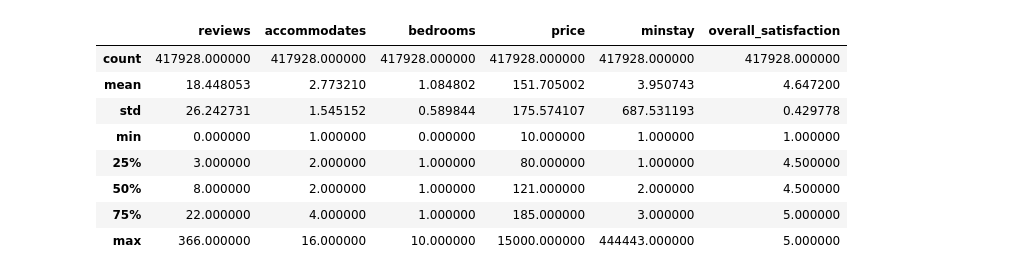
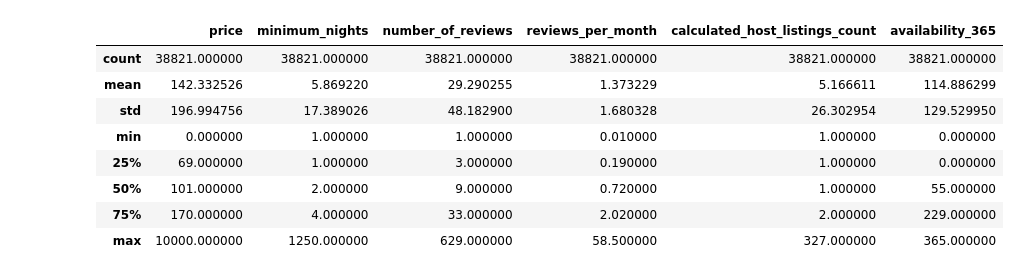
Before and after one commit to nishithkumar11/AirBnB_DescreptiveAnalysis, a Jupyter notebook: Descriptive_Analysis_on_AirBnB_NewYork_Data.ipynb, the cells around one changed output. Cells and saved outputs as stored; diff of their text form; code cells hidden in the pictures.

```diff
--- a/Descriptive_Analysis_on_AirBnB_NewYork_Data.ipynb
+++ b/Descriptive_Analysis_on_AirBnB_NewYork_Data.ipynb
@@ -105,13 +125,14 @@ df_clean.shape
-# %%
-df_clean[['reviews','accommodates','bedrooms','price','minstay','overall_satisfaction']].describe()
-# %% [output]
-|  | reviews | accommodates | bedrooms | price | minstay | overall_satisfaction |
-| count | 417928.000000 | 417928.000000 | 417928.000000 | 417928.000000 | 417928.000000 | 417928.000000 |
-| mean | 18.448053 | 2.773210 | 1.084802 | 151.705002 | 3.950743 | 4.647200 |
-| std | 26.242731 | 1.545152 | 0.589844 | 175.574107 | 687.531193 | 0.429778 |
-| min | 0.000000 | 1.000000 | 0.000000 | 10.000000 | 1.000000 | 1.000000 |
-| 25% | 3.000000 | 2.000000 | 1.000000 | 80.000000 | 1.000000 | 4.500000 |
-| 50% | 8.000000 | 2.000000 | 1.000000 | 121.000000 | 2.000000 | 4.500000 |
-| 75% | 22.000000 | 4.000000 | 1.000000 | 185.000000 | 3.000000 | 5.000000 |
-| max | 366.000000 | 16.000000 | 10.000000 | 15000.000000 | 444443.000000 | 5.000000 |
+# %%
+#Generating Descriptive Statistics
+df_clean[['price','minimum_nights','number_of_reviews','reviews_per_month','calculated_host_listings_count','availability_365']].describe()
+# %% [output]
+|  | price | minimum_nights | number_of_reviews | reviews_per_month | calculated_host_listings_count | availability_365 |
+| count | 38821.000000 | 38821.000000 | 38821.000000 | 38821.000000 | 38821.000000 | 38821.000000 |
+| mean | 142.332526 | 5.869220 | 29.290255 | 1.373229 | 5.166611 | 114.886299 |
+| std | 196.994756 | 17.389026 | 48.182900 | 1.680328 | 26.302954 | 129.529950 |
+| min | 0.000000 | 1.000000 | 1.000000 | 0.010000 | 1.000000 | 0.000000 |
+| 25% | 69.000000 | 1.000000 | 3.000000 | 0.190000 | 1.000000 | 0.000000 |
+| 50% | 101.000000 | 2.000000 | 9.000000 | 0.720000 | 1.000000 | 55.000000 |
+| 75% | 170.000000 | 4.000000 | 33.000000 | 2.020000 | 2.000000 | 229.000000 |
+| max | 10000.000000 | 1250.000000 | 629.000000 | 58.500000 | 327.000000 | 365.000000 |
 # %%
```
Also changed, not shown: parts of 17 cells of this notebook.
